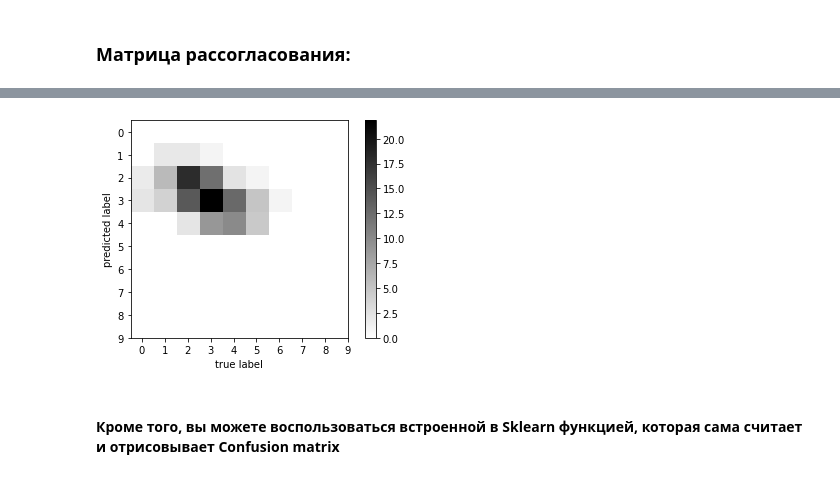
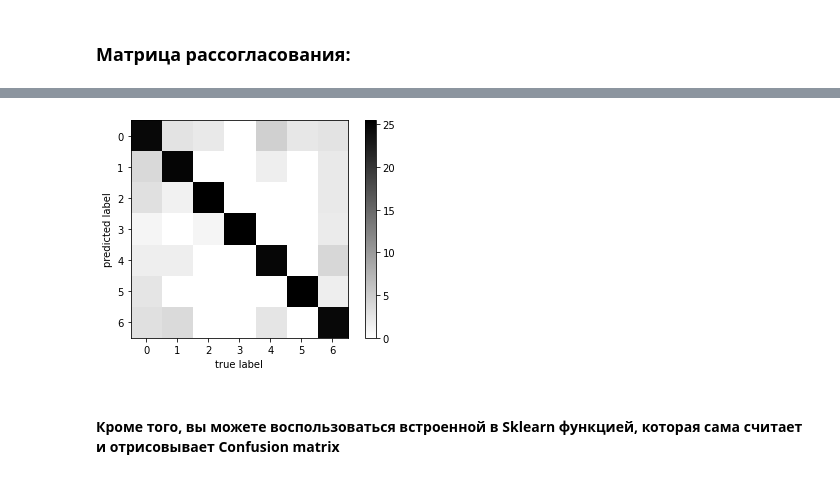
Before and after one commit to kspurtova/Machine_Learning, a Jupyter notebook: MyExample.ipynb, the cells around one changed output, grey strips where cells are left out. Drawn from its saved outputs; the diff is of its cells as text; code cells hidden in the pictures.

```diff
--- a/MyExample.ipynb
+++ b/MyExample.ipynb
@@ -629,0 +946,2 @@ pass
+# %%
+X_train, X_test, y_train, y_test = train_test_split(X_resampled, y_resampled, test_size = 0.25, stratify = y_resampled, random_state = 42)
@@ -722,0 +1109,9 @@ pass
+# %%
+kk = range(1, 30, 2)
+err_train = []
+err_test = []
+for k in kk:
+    model = KNeighborsClassifier(n_neighbors = k, p=1)
+    model.fit(X_train, y_train)
+    err_train.append(np.mean(model.predict(X_train) != y_train))
+    err_test.append(np.mean(model.predict(X_test) != y_test))
@@ -722,0 +1132,9 @@ pass
+# %%
+kk = range(1, 30, 2)
+err_train = []
+err_test = []
+for k in kk:
+    model = KNeighborsClassifier(n_neighbors = k, p=2)
+    model.fit(X_train, y_train)
+    err_train.append(np.mean(model.predict(X_train) != y_train))
+    err_test.append(np.mean(model.predict(X_test) != y_test))
@@ -759,0 +1186,9 @@ pass
+# %%
+kk = range(1, 150, 10)
+err_train = []
+err_test = []
+for k in kk:
+    rf_model = ensemble.RandomForestClassifier(n_estimators = k)
+    rf_model.fit(X_train, y_train)
+    err_train.append(np.mean(rf_model.predict(X_train) != y_train))
+    err_test.append(np.mean(rf_model.predict(X_test) != y_test))
@@ -928,16 +1370,16 @@ print(confusion_matrix(y_test_pred, y_test))
 # %%
 M = confusion_matrix(y_test_pred, y_test)
 M = np.sqrt(M)
 plt.imshow(M, interpolation = 'nearest')
 plt.set_cmap('binary')
-plt.xticks(range(10))
-plt.yticks(range(10))
+plt.xticks(range(7))
+plt.yticks(range(7))
 plt.xlabel("true label")
 plt.ylabel("predicted label")
 plt.colorbar()
 pass
 # %% [output]
-[figure, old version]
+[figure, new version]
 # %% [markdown]
 #### Кроме того, вы можете воспользоваться встроенной в Sklearn функцией, которая сама считает и отрисовывает Confusion matrix
 # %%
```
Also changed, not shown: parts of 120 cells of this notebook.
